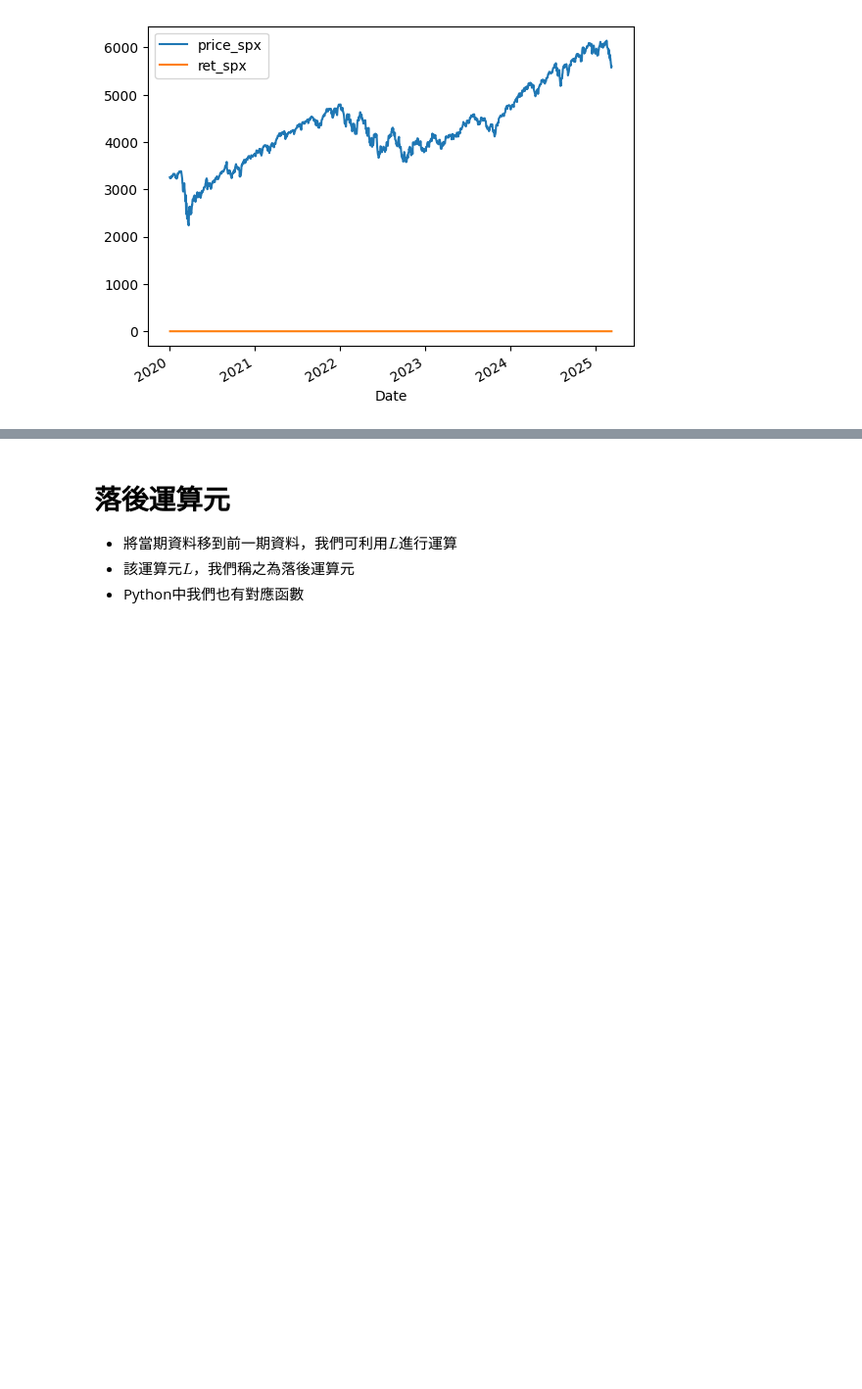
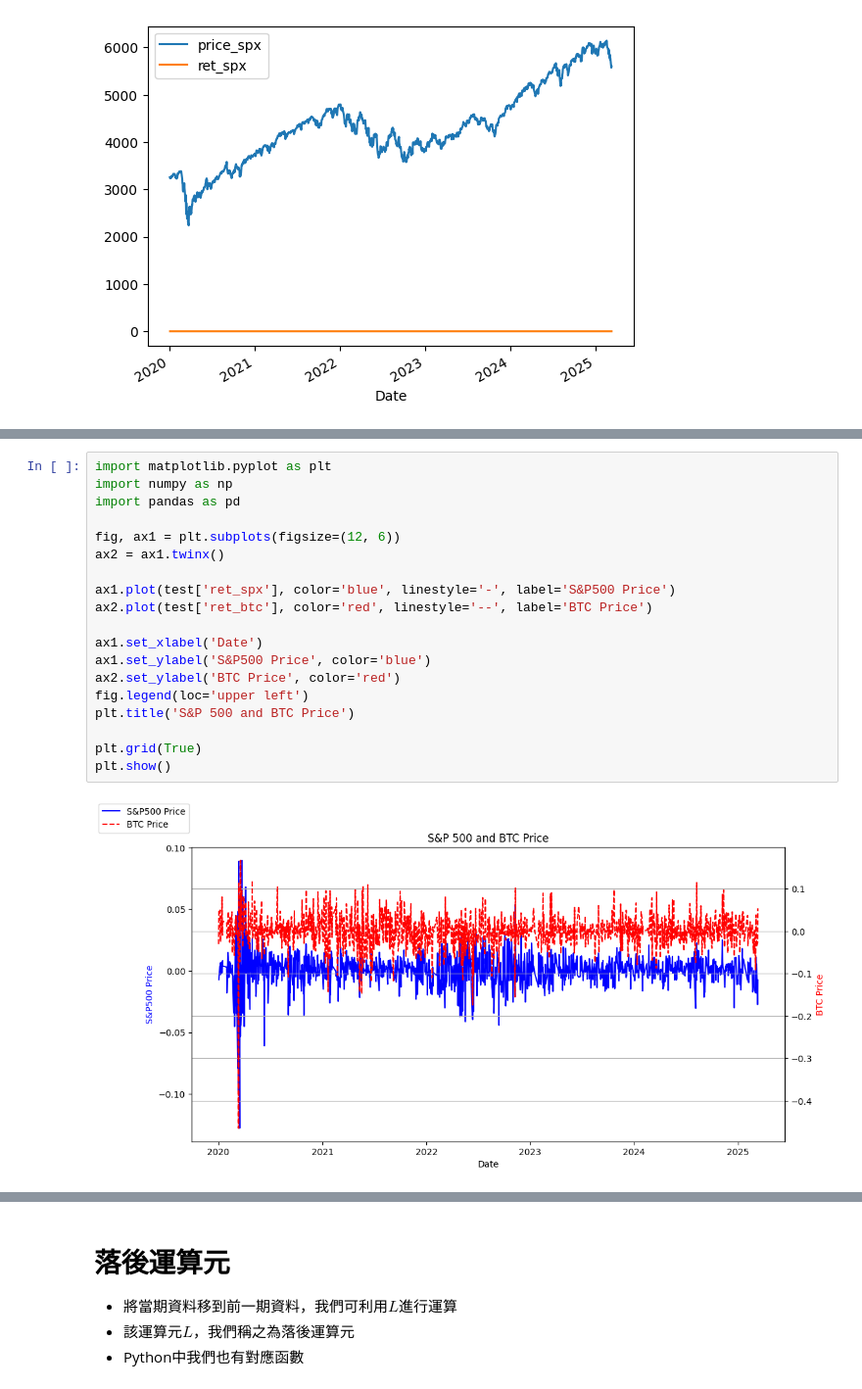
Before and after one commit to quetion/time_series_SCU, a Jupyter notebook: TS_Ch1_exercise.ipynb, the cells around one changed output, grey strips where cells are left out. Shown at 98% size. Cells and saved outputs as stored; diff of their text form; blank space fills up the shorter version.

```diff
--- a/TS_Ch1_exercise.ipynb
+++ b/TS_Ch1_exercise.ipynb
@@ -265,0 +323,21 @@ plt.show()
+# %%
+import matplotlib.pyplot as plt
+import numpy as np
+import pandas as pd
+
+fig, ax1 = plt.subplots(figsize=(12, 6))
+ax2 = ax1.twinx()
+
+ax1.plot(test['ret_spx'], color='blue', linestyle='-', label='S&P500 Price')
+ax2.plot(test['ret_btc'], color='red', linestyle='--', label='BTC Price')
+
+ax1.set_xlabel('Date')
+ax1.set_ylabel('S&P500 Price', color='blue')
+ax2.set_ylabel('BTC Price', color='red')
+fig.legend(loc='upper left')
+plt.title('S&P 500 and BTC Price')
+
+plt.grid(True)
+plt.show()
+# %% [output]
+[figure, added]
```
Also changed, not shown: parts of 11 cells of this notebook.
